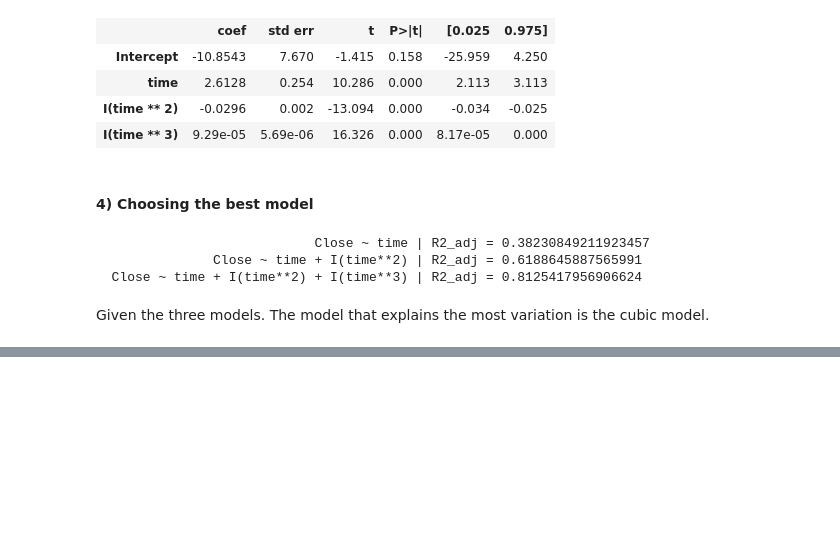
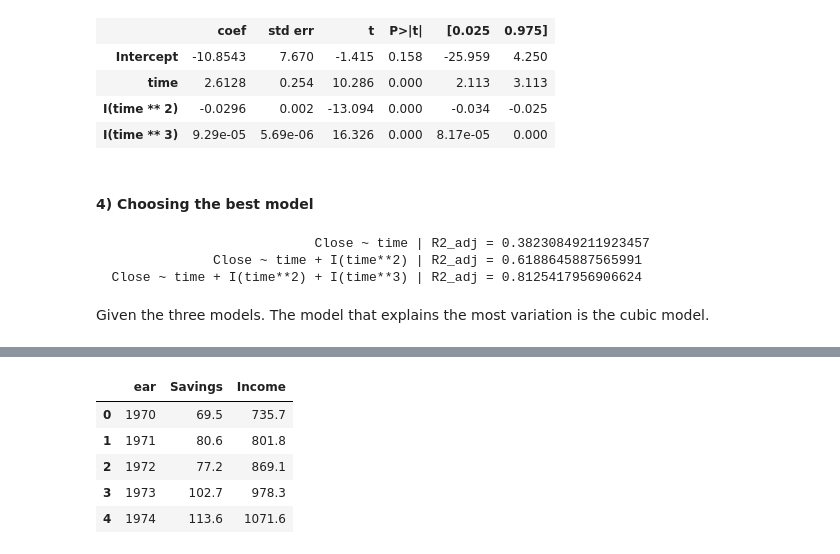
Before and after one commit to gerdm/UMA, a Jupyter notebook: econometrics/Homework 2.ipynb, the cells around one changed output, grey strips where cells are left out. Cells and saved outputs as stored; diff of their text form; code cells hidden in the pictures; blank space fills up the shorter version.

Commit message:
added tables; new exercises

```diff
--- a/econometrics/Homework 2.ipynb
+++ b/econometrics/Homework 2.ipynb
@@ -346,0 +355,11 @@ Given the three models. The model that explains the most variation is the cubic
+# %%
+cycle = pd.read_table("table8_11.txt",
+                      usecols=range(3), thousands=",")
+cycle.head()
+# %% [output]
+|  | ear | Savings | Income |
+| 0 | 1970 | 69.5 | 735.7 |
+| 1 | 1971 | 80.6 | 801.8 |
+| 2 | 1972 | 77.2 | 869.1 |
+| 3 | 1973 | 102.7 | 978.3 |
+| 4 | 1974 | 113.6 | 1071.6 |
```
Also changed, not shown: parts of 10 cells of this notebook, 2 other files.
